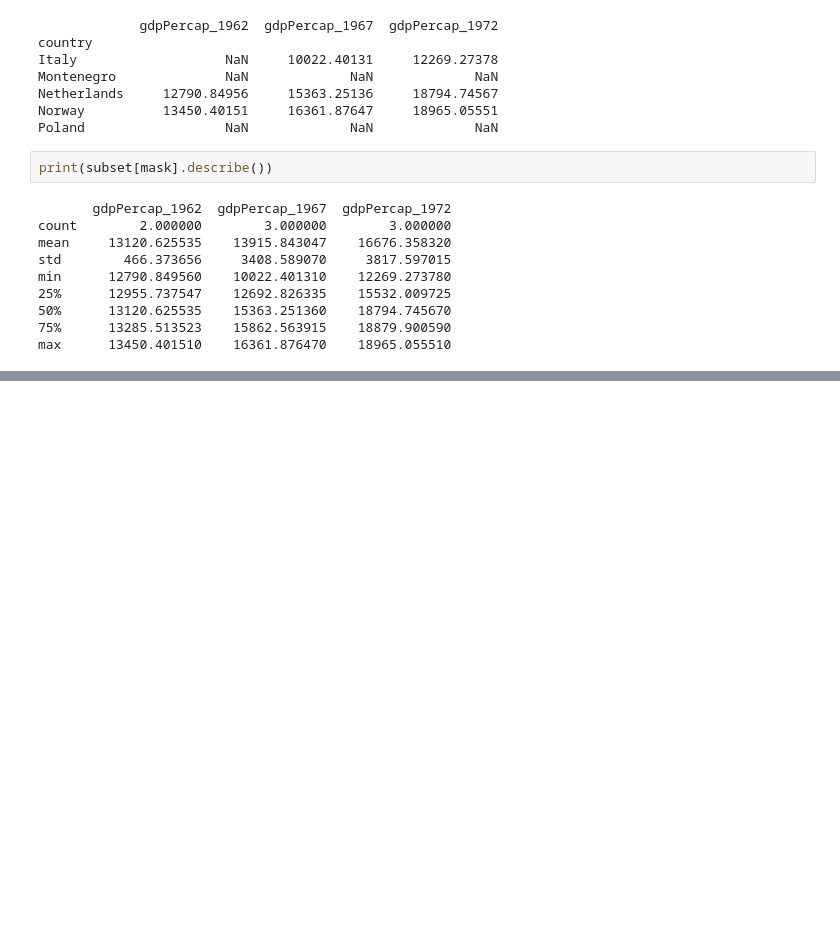
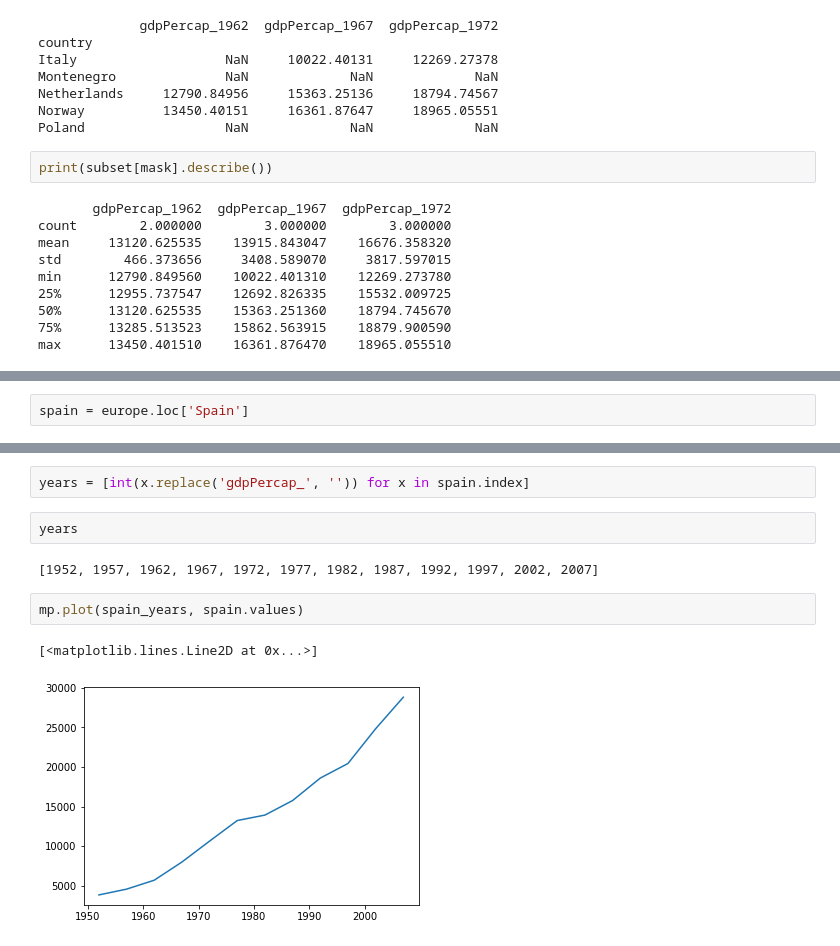
Before and after one commit to juancarlosqr/datascience, a Jupyter notebook: python/software_carpentry_plotting_python/08_pandas_dataframes.ipynb, the cells around one changed output, grey strips where cells are left out. Saved outputs shown, nothing was run; the diff lists cells and outputs as text; blank space fills up the shorter version.

```diff
--- a/python/software_carpentry_plotting_python/08_pandas_dataframes.ipynb
+++ b/python/software_carpentry_plotting_python/08_pandas_dataframes.ipynb
@@ -271,0 +280,2 @@ max      13450.401510    16361.876470    18965.055510
+# %%
+spain = europe.loc['Spain']
@@ -271,0 +333,11 @@ max      13450.401510    16361.876470    18965.055510
+# %%
+years = [int(x.replace('gdpPercap_', '')) for x in spain.index]
+# %%
+years
+# %% [output]
+[1952, 1957, 1962, 1967, 1972, 1977, 1982, 1987, 1992, 1997, 2002, 2007]
+# %%
+mp.plot(spain_years, spain.values)
+# %% [output]
+[<matplotlib.lines.Line2D at 0x...>]
+[figure, added]
```
Also changed, not shown: parts of 30 cells of this notebook, 1 other file.
